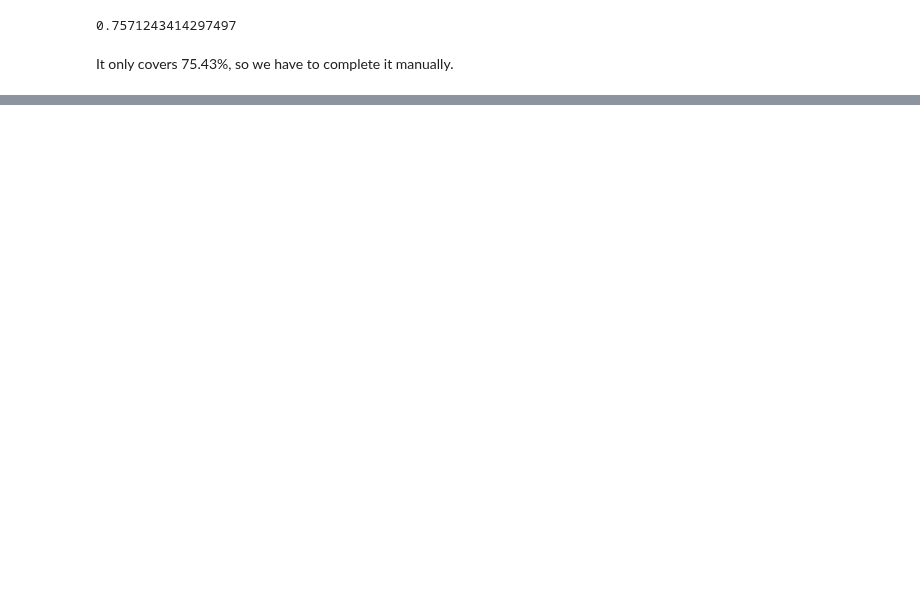
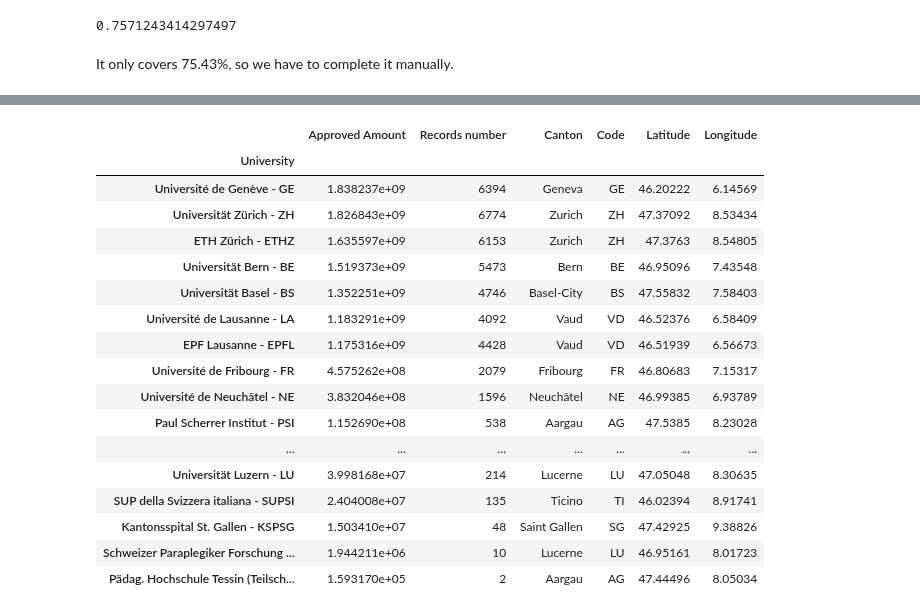
Before and after one commit to Symsystem/adaepflHomework, a Jupyter notebook: 03 - Interactive Viz/Project 3.ipynb, the cells around one changed output, grey strips where cells are left out. Drawn from its saved outputs; the diff is of its cells as text; code cells hidden in the pictures; blank space fills up the shorter version.

```diff
--- a/03 - Interactive Viz/Project 3.ipynb
+++ b/03 - Interactive Viz/Project 3.ipynb
@@ -206,28 +138,0 @@ canton_found
-# %%
-un = canton_found.Code.unique()
-liste = np.array(['AG','AI','AR','BE','BL','BS','FR','GE','GL','GR','LU',
-                  'NE','NW','OW','SG','SO','SZ','TG','TI','UR','VD','VS','ZG','ZH','SH','JU'])
-missing = []
-for i in range(len(liste)):
-    if liste[i] not in un:
-        missing.append(liste[i])
-print(missing)
-
-amount = np.zeros(len(missing))
-
-df3 = pd.DataFrame({'Approved Amount': amount, 'Code': missing})
-canton_found = canton_found.append(df3)
-
-cantons_geo = 'ch-cantons.topojson.json'
-
-swiss_map = folium.Map(location=[46.801111,8.226667], zoom_start=8)
-swiss_map.choropleth(geo_path=cantons_geo,
-                     topojson='objects.cantons',
-                     data=canton_found,columns=['Code', 'Approved Amount'],
-                     key_on='feature.id',
-                     threshold_scale=[10e4, 10e5, 10e6, 10e7, 10e8, 10e9],
-                     line_opacity=0.1,
-                     fill_opacity=0.3,
-                     fill_color='YlGn'
-                    )
-swiss_map
@@ -236,0 +139,22 @@ swiss_map
+# %%
+univ_found = canton_found[canton_found.Latitude != 'No Match']
+univ_found
+# %% [output]
+|  | Approved Amount | Records number | Canton | Code | Latitude | Longitude |
+| University |  |  |  |  |  |  |
+| Université de Genève - GE | 1.838237e+09 | 6394 | Geneva | GE | 46.20222 | 6.14569 |
+| Universität Zürich - ZH | 1.826843e+09 | 6774 | Zurich | ZH | 47.37092 | 8.53434 |
+| ETH Zürich - ETHZ | 1.635597e+09 | 6153 | Zurich | ZH | 47.3763 | 8.54805 |
+| Universität Bern - BE | 1.519373e+09 | 5473 | Bern | BE | 46.95096 | 7.43548 |
+| Universität Basel - BS | 1.352251e+09 | 4746 | Basel-City | BS | 47.55832 | 7.58403 |
+| Université de Lausanne - LA | 1.183291e+09 | 4092 | Vaud | VD | 46.52376 | 6.58409 |
+| EPF Lausanne - EPFL | 1.175316e+09 | 4428 | Vaud | VD | 46.51939 | 6.56673 |
+| Université de Fribourg - FR | 4.575262e+08 | 2079 | Fribourg | FR | 46.80683 | 7.15317 |
+| Université de Neuchâtel - NE | 3.832046e+08 | 1596 | Neuchâtel | NE | 46.99385 | 6.93789 |
+| Paul Scherrer Institut - PSI | 1.152690e+08 | 538 | Aargau | AG | 47.5385 | 8.23028 |
+| ... | ... | ... | ... | ... | ... | ... |
+| Universität Luzern - LU | 3.998168e+07 | 214 | Lucerne | LU | 47.05048 | 8.30635 |
+| SUP della Svizzera italiana - SUPSI | 2.404008e+07 | 135 | Ticino | TI | 46.02394 | 8.91741 |
+| Kantonsspital St. Gallen - KSPSG | 1.503410e+07 | 48 | Saint Gallen | SG | 47.42925 | 9.38826 |
+| Schweizer Paraplegiker Forschung ... | 1.944211e+06 | 10 | Lucerne | LU | 46.95161 | 8.01723 |
+| Pädag. Hochschule Tessin (Teilsch... | 1.593170e+05 | 2 | Aargau | AG | 47.44496 | 8.05034 |
```
Also changed, not shown: parts of 9 cells of this notebook, 4 other files.
